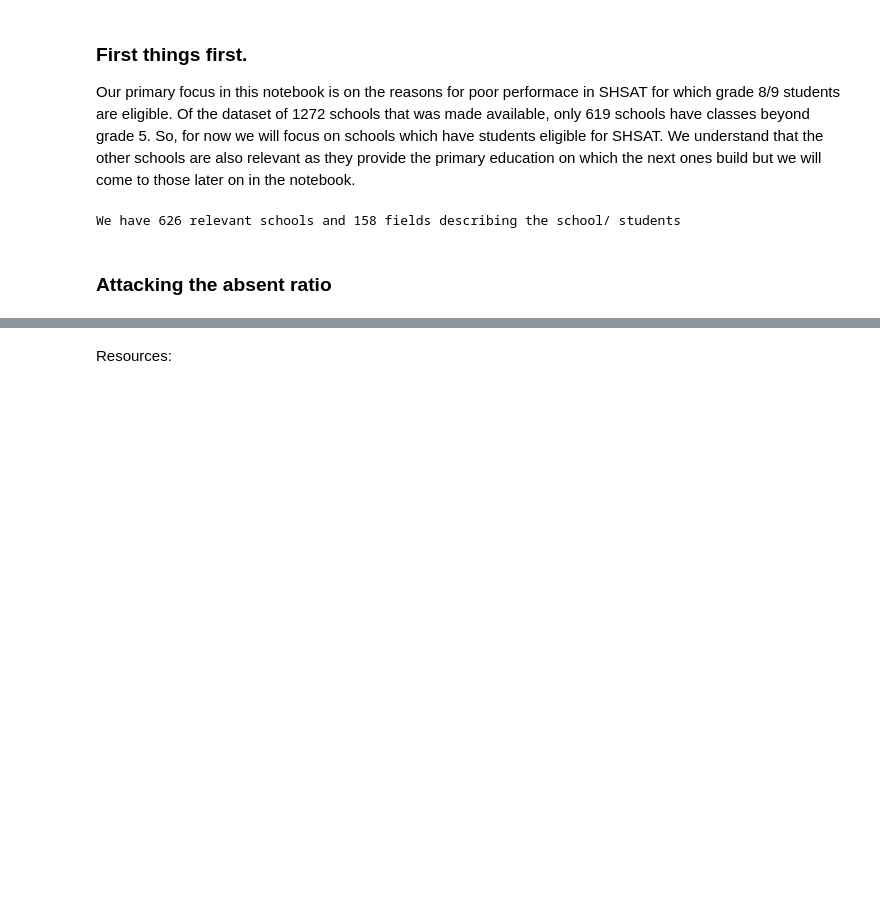
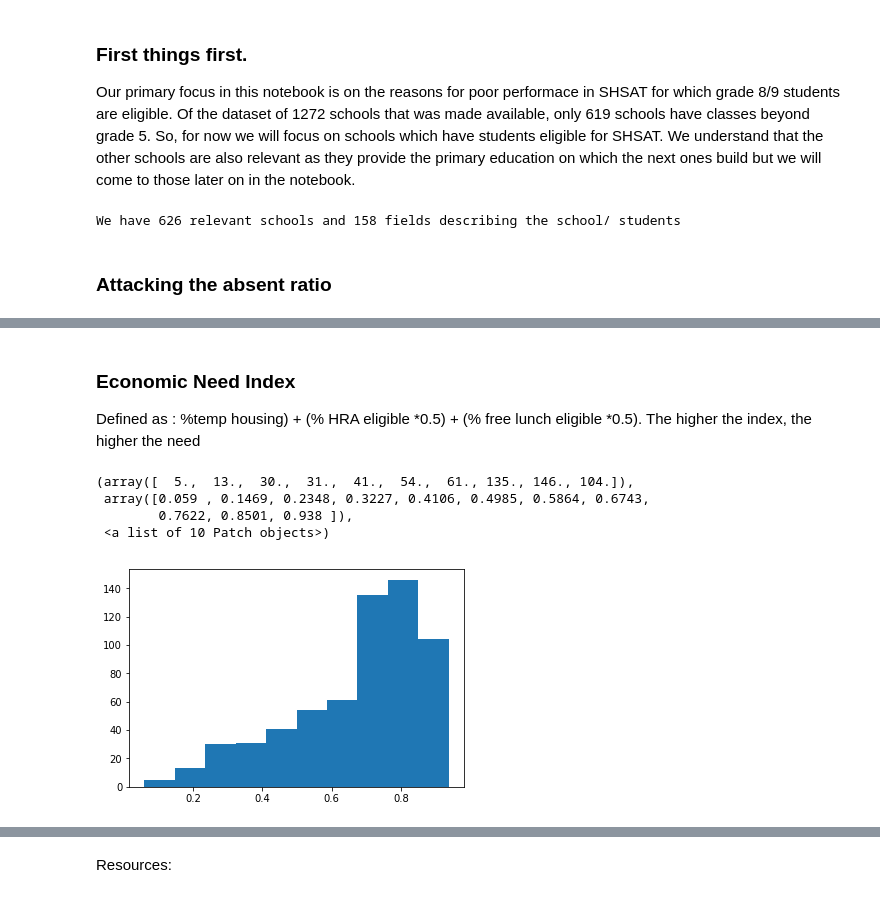
Before and after one commit to infocusp/passnyc_data_science_for_good, a Jupyter notebook: code/sandbox/falak/ds_for_good.ipynb, the cells around one changed output, grey strips where cells are left out. Drawn from its saved outputs; the diff is of its cells as text; code cells hidden in the pictures; blank space fills up the shorter version.

```diff
--- a/code/sandbox/falak/ds_for_good.ipynb
+++ b/code/sandbox/falak/ds_for_good.ipynb
@@ -92,0 +203,12 @@ df_schools[df_schools['Percent of Students Chronically Absent'] > 40]\
+# %% [markdown]
+### Economic Need Index
+
+Defined as : %temp housing) + (% HRA eligible *0.5) + (% free lunch eligible *0.5). The higher the index, the higher the need
+# %%
+plt.hist(df_schools[['Economic Need Index']].values)
+# %% [output]
+(array([  5.,  13.,  30.,  31.,  41.,  54.,  61., 135., 146., 104.]),
+ array([0.059 , 0.1469, 0.2348, 0.3227, 0.4106, 0.4985, 0.5864, 0.6743,
+        0.7622, 0.8501, 0.938 ]),
+ <a list of 10 Patch objects>)
+[figure, added]
```
Also changed, not shown: parts of 19 cells of this notebook.
